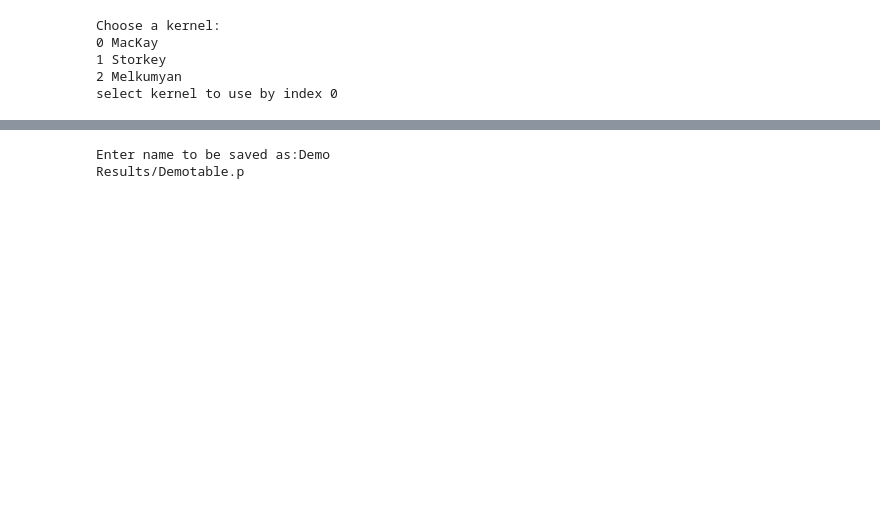
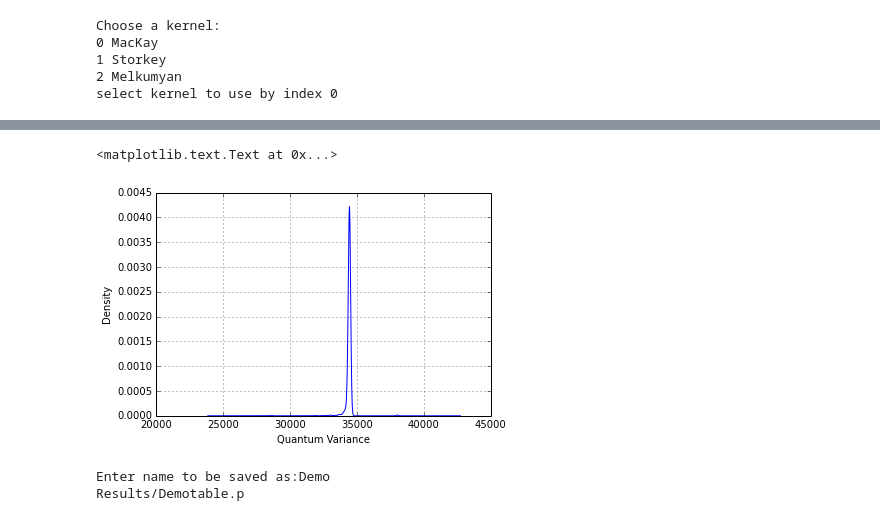
Before and after one commit to jkfitzsimons/QGP, a Jupyter notebook: QGP_v2.ipynb, the cells around one changed output, grey strips where cells are left out. Drawn from its saved outputs; the diff is of its cells as text; code cells hidden in the pictures; blank space fills up the shorter version.

Commit message:
Fixed Dataset upoading - added QGP variances

```diff
--- a/QGP_v2.ipynb
+++ b/QGP_v2.ipynb
@@ -451,3 +462,23 @@ table
+# %%
+'''
+Calculating Variance per itteration of the quantum algorithm
+'''
+
+k = model.covfunc.getCovMatrix(x, x_, mode='cross')
+ck = k.max(axis=1)**-1
+cy = y.max()**-1
+sk = (k!=0).astype(int).sum(axis=1)
+sy = (y!=0).astype(int).sum()
+sn = model.covfunc.cov2.hyp[0]
+
+import pandas as pd
+data = np.sqrt(sk*sy)/(np.exp(sn)*ck*cy)
+df = pd.DataFrame(data)
+df.plot(kind='density', legend=[])
+plt.xlabel('Quantum Variance')
+# %% [output]
+<matplotlib.text.Text at 0x...>
+[figure, added]
 # %%
 '''
 Save Performance Results (Optional)
```
Also changed, not shown: parts of 6 cells of this notebook, 2 other files.
